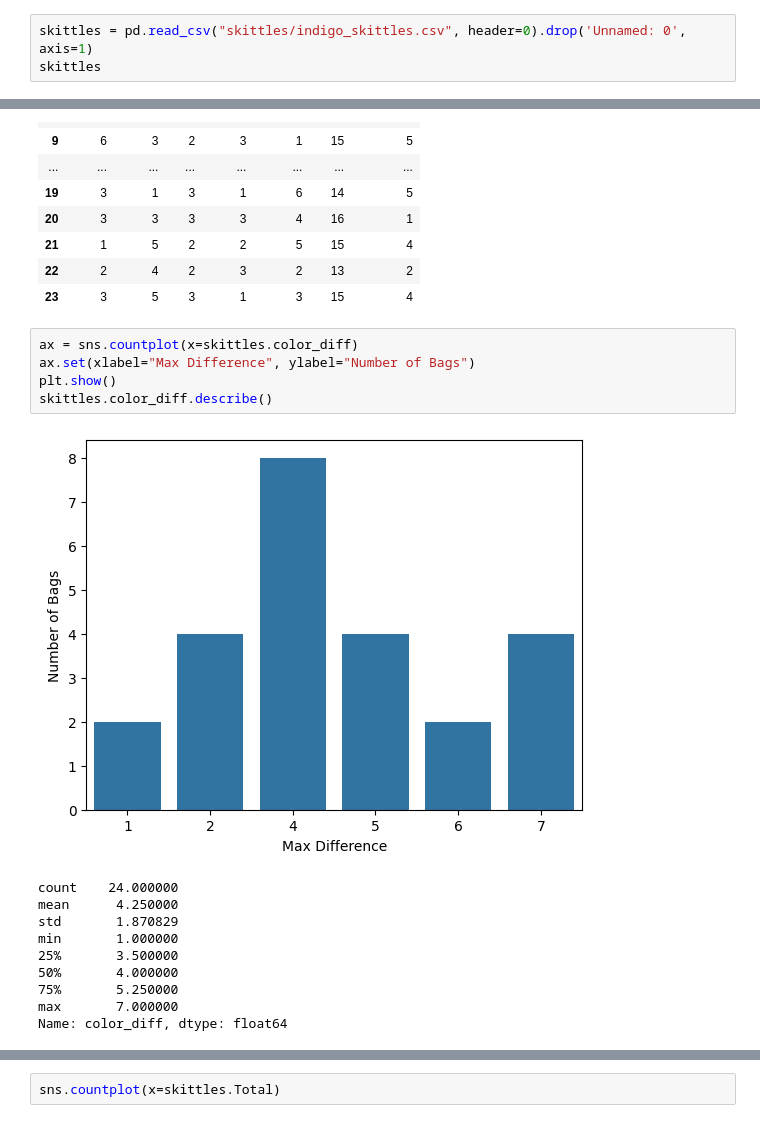
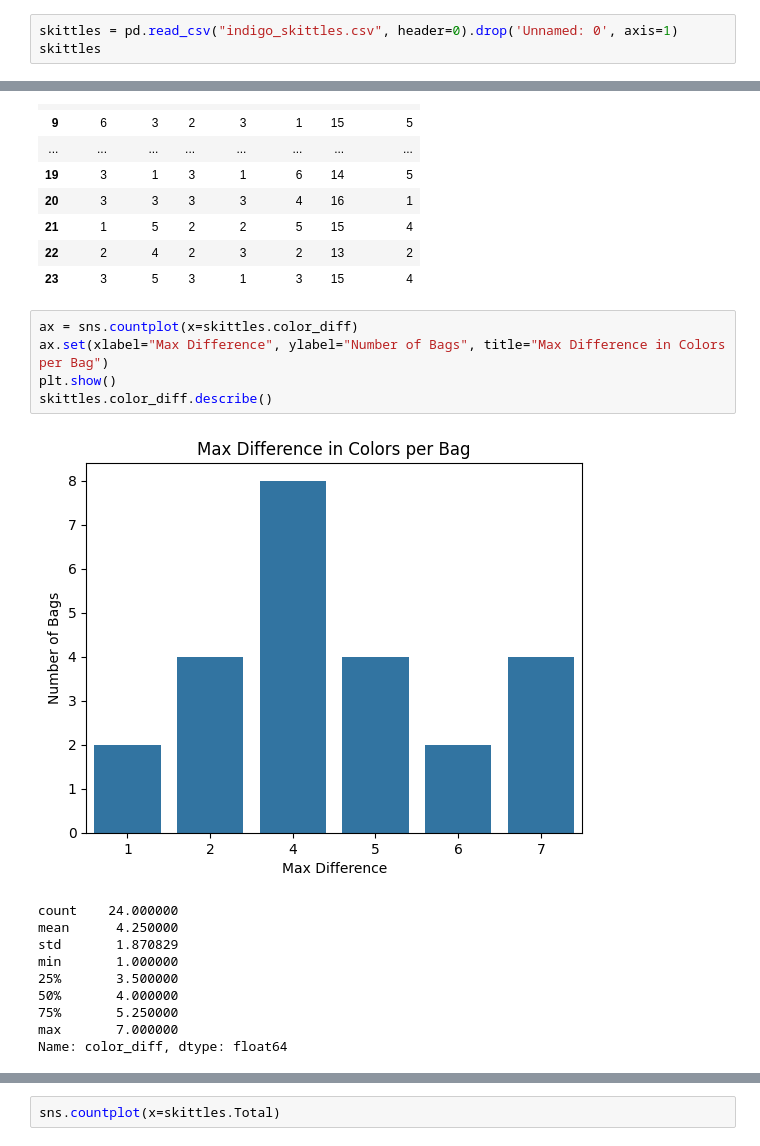
Before and after one commit to coolmint859/skittles, a Jupyter notebook: skittles.ipynb, the cells around one changed output, grey strips where cells are left out. Cells and saved outputs as stored; diff of their text form.

```diff
--- a/skittles.ipynb
+++ b/skittles.ipynb
@@ -8,7 +8,7 @@ from scipy.stats import mannwhitneyu, chi2_contingency
 from matplotlib import pyplot as plt
 import seaborn as sns
 # %%
-skittles = pd.read_csv("skittles/indigo_skittles.csv", header=0).drop('Unnamed: 0', axis=1)
+skittles = pd.read_csv("indigo_skittles.csv", header=0).drop('Unnamed: 0', axis=1)
 skittles
 # %% [output]
 |  | Green | Yellow | Red | Purple | Orange | Total |
@@ -165,11 +165,11 @@ skittles
 | 23 | 3 | 5 | 3 | 1 | 3 | 15 | 4 |
 # %%
 ax = sns.countplot(x=skittles.color_diff)
-ax.set(xlabel="Max Difference", ylabel="Number of Bags")
+ax.set(xlabel="Max Difference", ylabel="Number of Bags", title="Max Difference in Colors per Bag")
 plt.show()
 skittles.color_diff.describe()
 # %% [output]
-[figure, old version]
+[figure, new version]
 count    24.000000
 mean      4.250000
 std       1.870829
```
Also changed, not shown: parts of 1 cell of this notebook.
